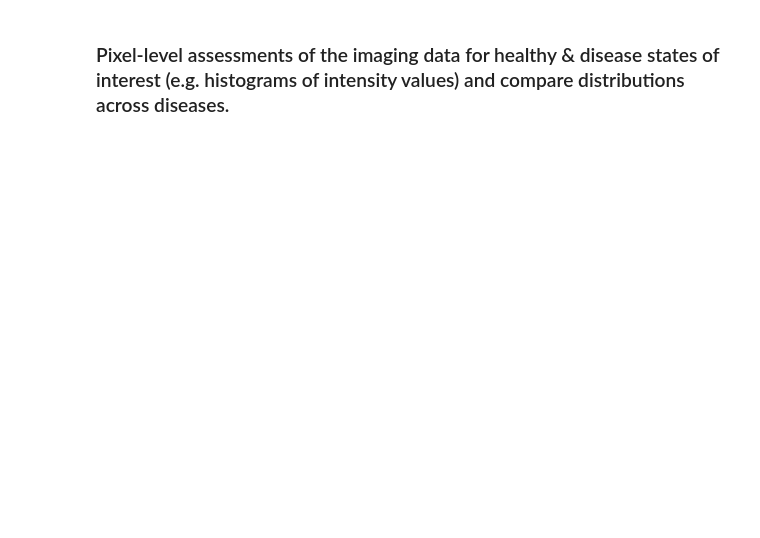
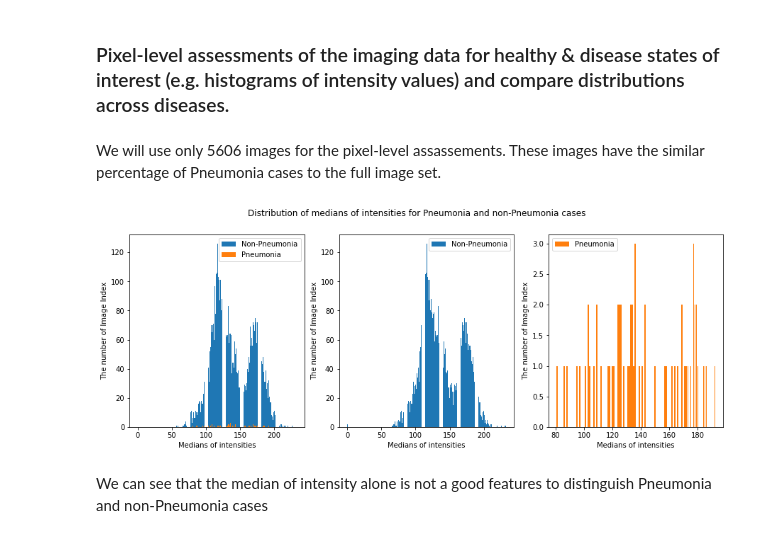
Before and after one commit to Thada-Jirajaras/Pneumonia-Detection-From-Chest-X-Rays, a Jupyter notebook: EDA.ipynb, the cells around one changed output. Saved outputs shown, nothing was run; the diff lists cells and outputs as text; code cells hidden in the pictures; blank space fills up the shorter version.

```diff
--- a/EDA.ipynb
+++ b/EDA.ipynb
@@ -256,0 +245,39 @@ plt.show()
+# %% [markdown]
+We will use only 5606 images for the pixel-level assassements. These images have the similar percentage of Pneumonia cases to the full image set.
+# %%
+from PIL import Image
+
+# prepare pneumonia and non_pneumonia datasets
+pneumonia = sample_df[sample_df.Pneumonia == 1]
+non_pneumonia = sample_df[sample_df.Pneumonia == 0]
+
+# get median_intensity of all sample images
+def get_median_intensity(fn):
+    with Image.open(fn) as im:
+        im = np.asarray(im)
+        median = np.median(im)
+    return median
+pneumonia['median_intensity'] = pneumonia.path.map(get_median_intensity)
+non_pneumonia['median_intensity'] = non_pneumonia.path.map(get_median_intensity)
+# %%
+fig, axs = fig, axs  = plt.subplots(1, 3, figsize=(15,5))
+axs[0].bar(x = 'median_intensity', height = 'Image Index', data = non_pneumonia.groupby('median_intensity')['Image Index'].count().reset_index())
+axs[0].bar(x = 'median_intensity', height = 'Image Index', data = pneumonia.groupby('median_intensity')['Image Index'].count().reset_index())
+axs[0].set(xlabel = 'Medians of intensities', ylabel = 'The number of Image Index')
+axs[0].legend(['Non-Pneumonia', 'Pneumonia'])
+
+axs[1].bar(x = 'median_intensity', height = 'Image Index', data = non_pneumonia.groupby('median_intensity')['Image Index'].count().reset_index())
+axs[1].set(xlabel = 'Medians of intensities', ylabel = 'The number of Image Index')
+axs[1].legend(['Non-Pneumonia'])
+
+axs[2].bar(color='#ff7f0e', x = 'median_intensity', height = 'Image Index', data = pneumonia.groupby('median_intensity')['Image Index'].count().reset_index())
+axs[2].set(xlabel = 'Medians of intensities', ylabel = 'The number of Image Index')
+axs[2].legend(['Pneumonia'])
+
+
+fig.suptitle('Distribution of medians of intensities for Pneumonia and non-Pneumonia cases')
+plt.show()
+# %% [output]
+[figure, added]
+# %% [markdown]
+We can see that the median of intensity alone is not a good features to distinguish Pneumonia and non-Pneumonia cases
```
Also changed, not shown: parts of 6 cells of this notebook, 1 other file.
